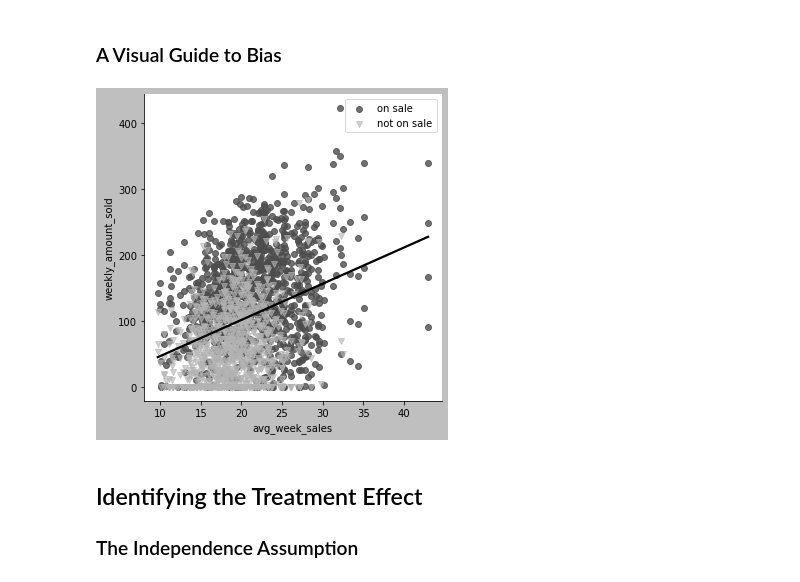
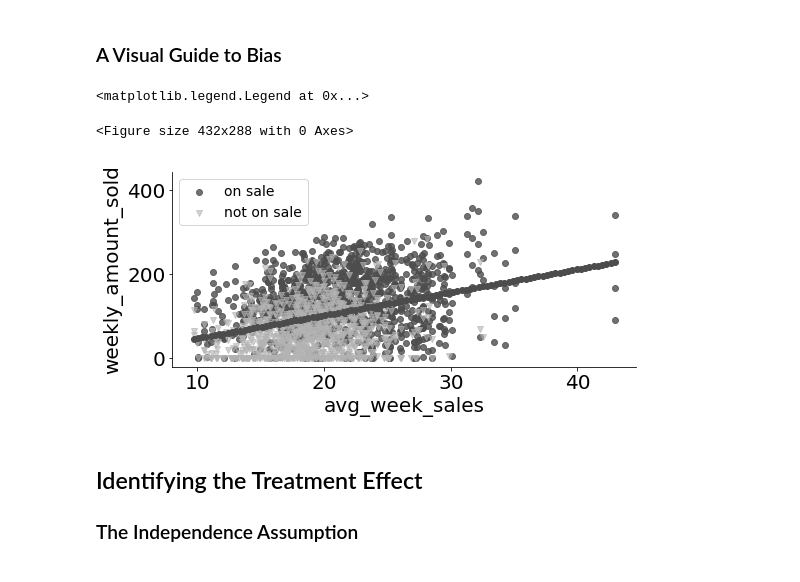
Before and after one commit to matheusfacure/causal-inference-in-python-code, a Jupyter notebook: causal-inference-in-python/01-Introduction-To-Causal-Inference.ipynb, the cells around one changed output. Saved outputs shown, nothing was run; the diff lists cells and outputs as text; code cells hidden in the pictures.

```diff
--- a/causal-inference-in-python/01-Introduction-To-Causal-Inference.ipynb
+++ b/causal-inference-in-python/01-Introduction-To-Causal-Inference.ipynb
@@ -17,6 +17,8 @@ from scipy.special import expit
 import seaborn as sns
 from matplotlib import pyplot as plt
 from cycler import cycler
+
+
 
 default_cycler = (cycler(color=['0.3', '0.5', '0.7', '0.5']) +
                   cycler(linestyle=['-', '--', ':', '-.']) +
@@ -27,6 +29,7 @@ linestyle=['-', '--', ':', '-.']
 marker=['o', 'v', 'd', 'p']
 
 plt.rc('axes', prop_cycle=default_cycler)
+plt.rc('font', size=20)
 # %%
 data = pd.read_csv("./data/xmas_sales.csv")
 data.head(6)
@@ -108,26 +115,30 @@ pd.DataFrame(dict(
 
 ### A Visual Guide to Bias
 # %%
-with plt.style.context("grayscale"):
+plt.rc('font', size=20)
+fig = plt.figure()
 
-    sns.lmplot(data=data,
-               ci=None,
-               x="avg_week_sales",
-               y="weekly_amount_sold", scatter=False)
+sns.lmplot(data=data,
+           ci=None,
+           x="avg_week_sales",
+           y="weekly_amount_sold",
+           scatter=False,
+           height=4, aspect=2)
 
-    plt.scatter(x=data.query("is_on_sale==1")["avg_week_sales"],
-                y=data.query("is_on_sale==1")["weekly_amount_sold"],
-                label="on sale",
-                color=color[0], alpha=.8, marker=marker[0]
-               )
-    plt.scatter(x=data.query("is_on_sale==0")["avg_week_sales"],
-                y=data.query("is_on_sale==0")["weekly_amount_sold"],
-                label="not on sale",
-                color=color[2], alpha=.6, marker=marker[1])
+plt.scatter(x=data.query("is_on_sale==1")["avg_week_sales"],
+            y=data.query("is_on_sale==1")["weekly_amount_sold"],
+            label="on sale",
+            color=color[0], alpha=.8, marker=marker[0])
 
-    plt.legend()
+plt.scatter(x=data.query("is_on_sale==0")["avg_week_sales"],
+            y=data.query("is_on_sale==0")["weekly_amount_sold"],
+            label="not on sale",
+            color=color[2], alpha=.6, marker=marker[1])
+plt.legend(fontsize="14")
 # %% [output]
+<matplotlib.legend.Legend at 0x...>
+<Figure size 432x288 with 0 Axes>
-[figure, old version]
+[figure, new version]
 # %% [markdown]
 ## Identifying the Treatment Effect
 
```
Also changed, not shown: parts of 3 cells of this notebook, 2 other files.
